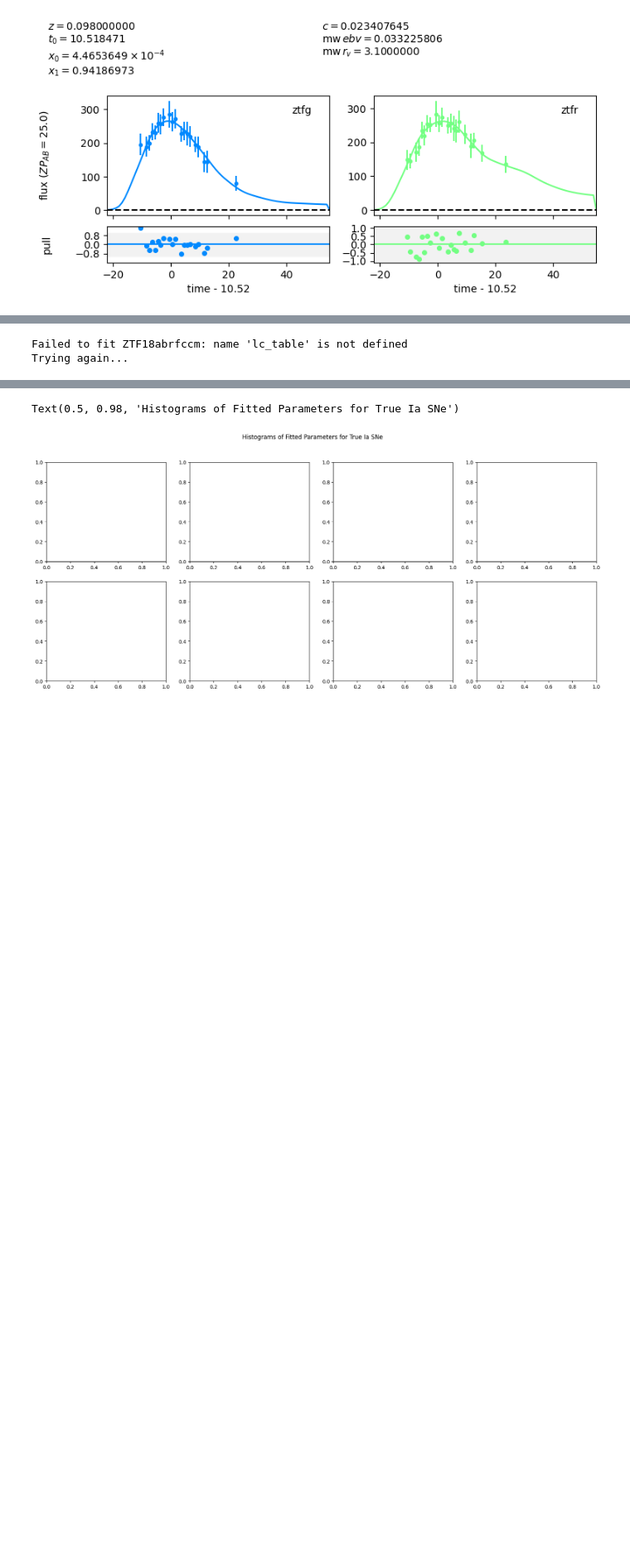
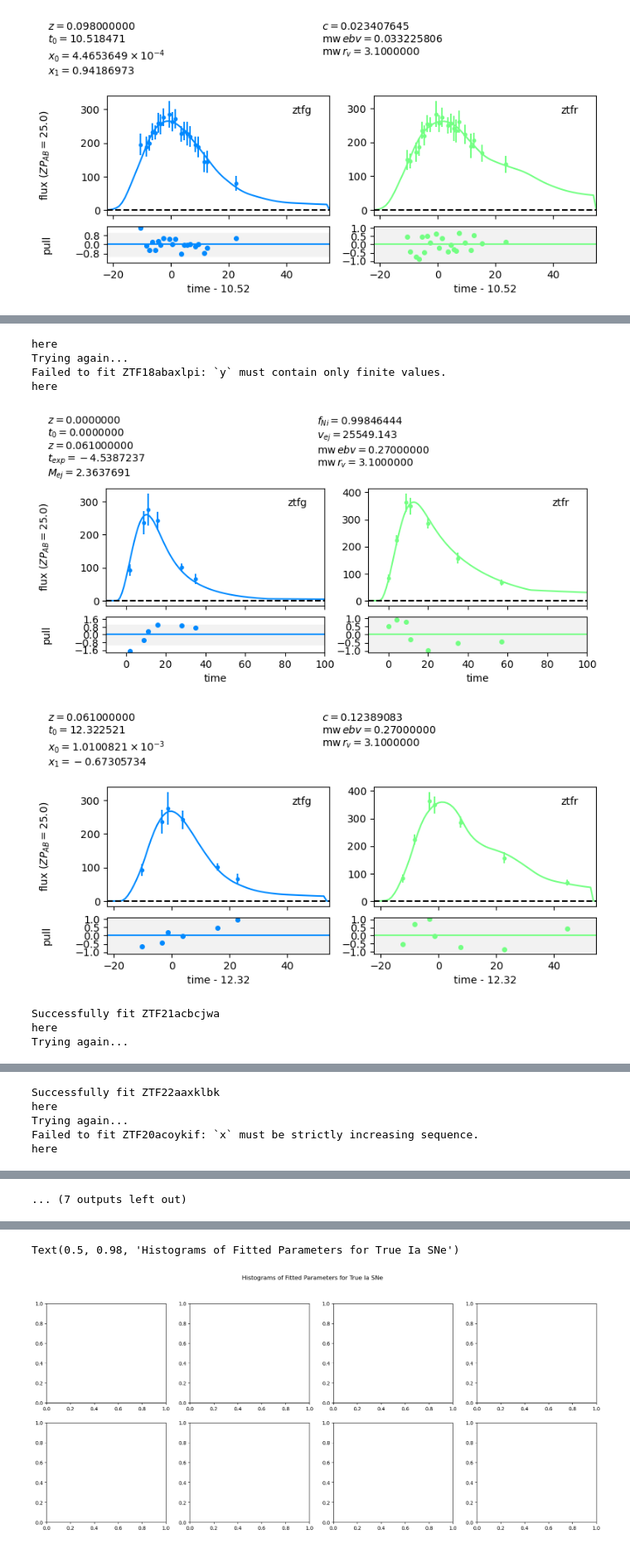
Before and after one commit to asmuzsoy/beams_ext, a Jupyter notebook: fit_real_sne_new.ipynb, the cells around one changed output, grey strips where cells are left out. Shown at 83% size. Saved outputs shown, nothing was run; the diff lists cells and outputs as text; code cells hidden in the pictures; blank space fills up the shorter version.

```diff
--- a/fit_real_sne_new.ipynb
+++ b/fit_real_sne_new.ipynb
@@ -1172,50 +1189,53 @@ plt.hist(list(redshift_dict.values()), density=True, label="Ibc redshifts", alph
 sn_ia_objects = []
 failed_files = []
 
-# for ztfid in valid_ia_ztfids[1:2500]:
-for ztfid in valid_snia_ztfids[1:10]:
+for ztfid in valid_ia_ztfids[1:2500]:
+# for ztfid in valid_snia_ztfids[1:10]:
 
     try:
         # Read the light curve
-        # lc_table = read_ia_lc(ztfi
+        lc_table = read_ia_lc(ztfid)
 
 
-        # # Get redshift and A_V for this object
-        # this_redshift = ia_redshift_dict[ztfid]
-        # this_av = ia_av_dict[ztfid]
+        # Get redshift and A_V for this object
+        this_redshift = ia_redshift_dict[ztfid]
+        this_av = ia_av_dict[ztfid]
 
-        # # Extract the true class from filename (e.g., "ZTF18abfzhct_SN-Ic_0.04_bts.csv" -> "SN Ic")
-        # true_class = ia_subtype_dict[ztfid]
+        # Extract the true class from filename (e.g., "ZTF18abfzhct_SN-Ic_0.04_bts.csv" -> "SN Ic")
+        true_class = ia_subtype_dict[ztfid]
 
-        # Fit with both models
-        ia_result, ia_fitted_model = fit_ia_w_dust(snia_redshifts[ztfid],lcs = [test_lc],true_mwebv = snia_mwebv[ztfid],
- redshift='spec')
-        ibc_result, ibc_fitted_model = fit_ibc_w_dust(snia_redshifts[ztfid],lcs = [test_lc],true_mwebv = snia_mwebv[ztfid],
- redshift='spec')
-
-        # ia_result, ia_fitted_model = fit_ia_w_dust(this_redshift, this_av, [lc_table], redshift='spec')
-        # ibc_result, ibc_fitted_model = fit_ibc_w_dust(this_redshift, this_av, [lc_table], redshift='spec')
+        #Fit with both models
+        # print("here")
+        ia_result, ia_fitted_model = fit_ia_w_dust(this_redshift, true_av = this_av, lcs = [lc_table], redshift='spec')
+        ibc_result, ibc_fitted_model = fit_ibc_w_dust(this_redshift, true_av = this_av, lcs = [lc_table], redshift='spec')
 
         # Plot fits
-        sncosmo.plot_lc(lc_table, model=ibc_fitted_model)
-        sncosmo.plot_lc(lc_table, model=ia_fitted_model)
-        plt.show()
+        # sncosmo.plot_lc(lc_table, model=ibc_fitted_model)
+        # sncosmo.plot_lc(lc_table, model=ia_fitted_model)
+        # plt.show()
 
 
         # Create real_SN object and store fit results
         sn_obj = real_SN(true_class, this_redshift)
         sn_obj.fit_as_ia(sncosmo.flatten_result(ia_result))
         sn_obj.fit_as_ibc(sncosmo.flatten_result(ibc_result))
         sn_ia_objects.append(sn_obj)
 
         print(f"Successfully fit {ztfid}")
 
     except Exception as e:
         print(f"Failed to fit {ztfid}: {e}")
         failed_files.append((ztfid, str(e)))
 
 print(f"\nSuccessfully fit {len(sn_ia_objects)} out of {len(valid_ia_ztfids)} light curves")
 print(f"Failed: {len(failed_files)}")
 # %% [output]
-Failed to fit ZTF18abrfccm: name 'lc_table' is not defined
+here
 Trying again...
+Failed to fit ZTF18abaxlpi: `y` must contain only finite values.
+here
+[figure, added]
+[figure, added]
+Successfully fit ZTF21acbcjwa
+here
+Trying again...
@@ -1221,0 +1244,5 @@ Trying again...
+Successfully fit ZTF22aaxklbk
+here
+Trying again...
+Failed to fit ZTF20acoykif: `x` must be strictly increasing sequence.
+here
@@ -1222,3 +1255,4 @@ Trying again...
+... (7 outputs left out)
 # %%
 len(sn_objects), len(sn_ia_objects)
 # %% [output]
```
Also changed, not shown: parts of 25 cells of this notebook.
